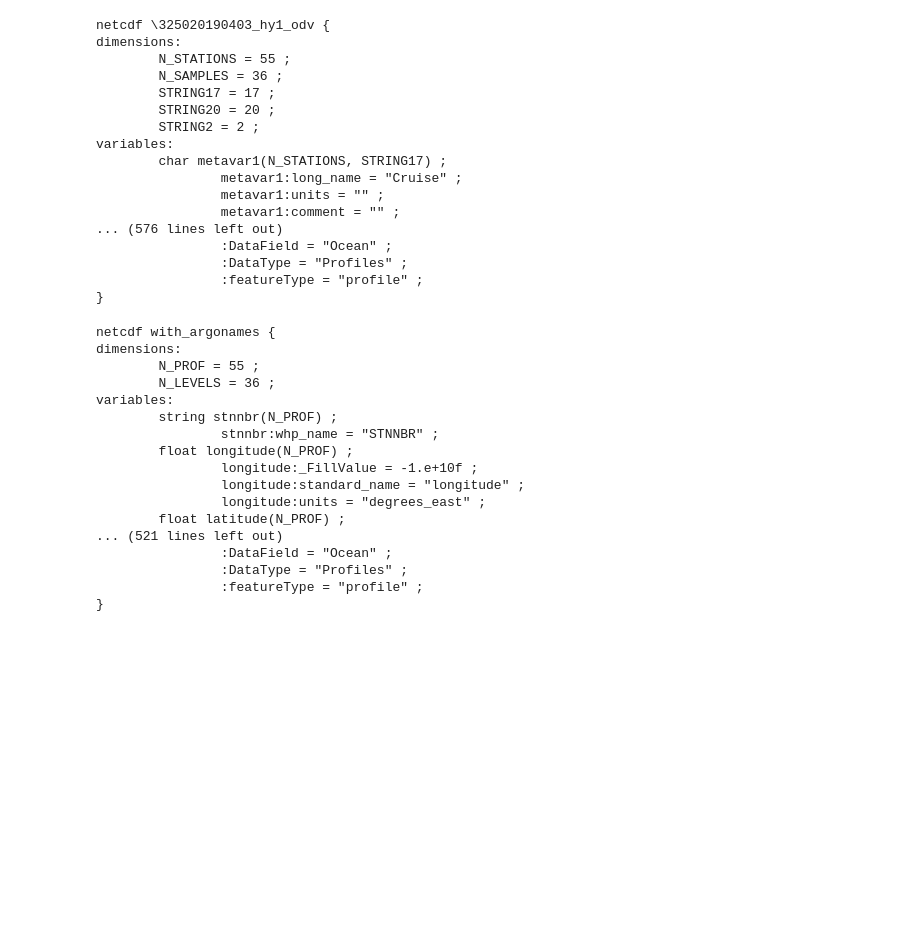
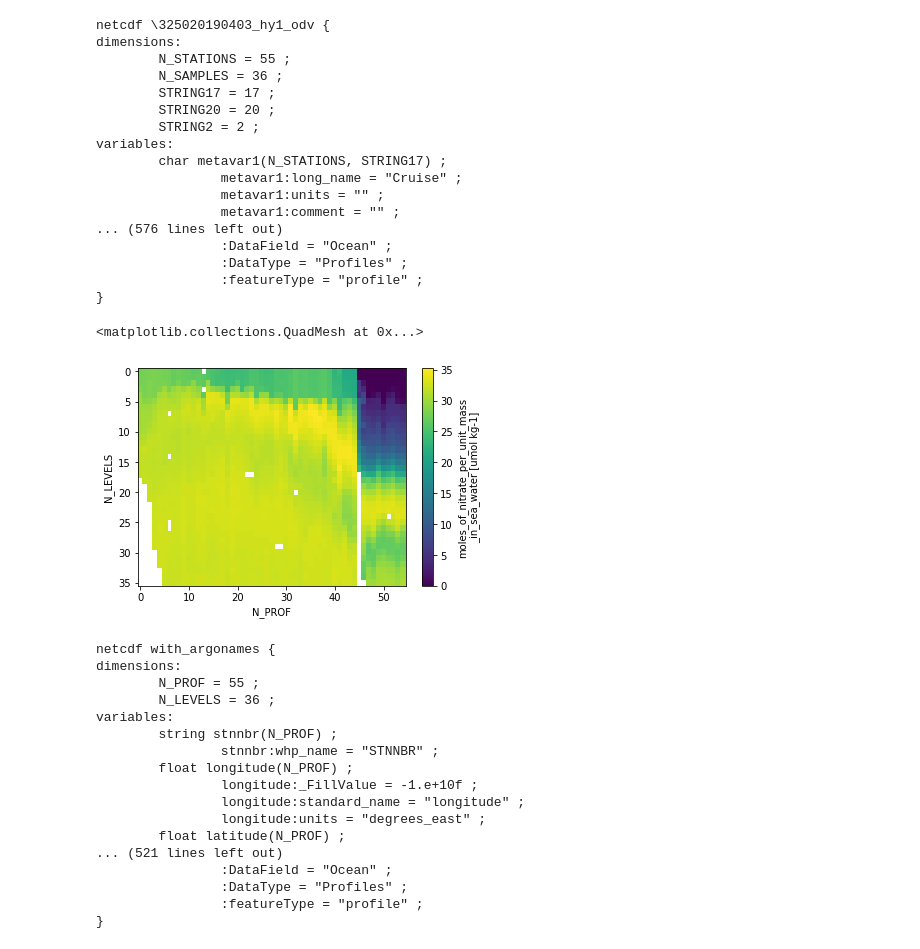
Before and after one commit to cchdo/hydro, a Jupyter notebook: odv_nc_modify.ipynb, the cells around one changed output. Saved outputs shown, nothing was run; the diff lists cells and outputs as text; code cells hidden in the pictures; blank space fills up the shorter version.

```diff
--- a/odv_nc_modify.ipynb
+++ b/odv_nc_modify.ipynb
@@ -358,3 +358,8 @@ modified_params_units.cchdo.argo_param_names().to_netcdf("with_argonames.nc")
+# %%
+modified_params_units.cchdo.argo_param_names().NITRATE.T.plot(yincrease=False)
+# %% [output]
+<matplotlib.collections.QuadMesh at 0x...>
+[figure, added]
 # %%
 !ncdump -h with_argonames.nc
 # %% [output]
```
Also changed, not shown: parts of 4 cells of this notebook.
